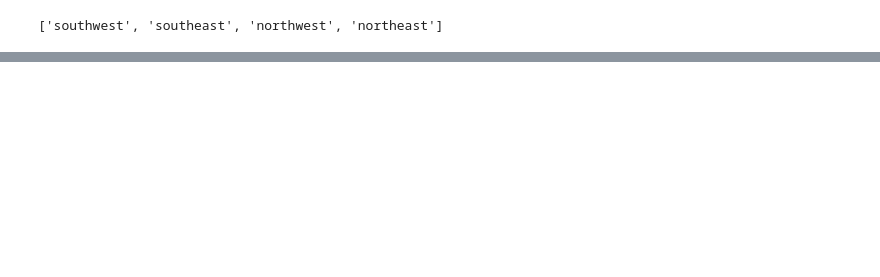
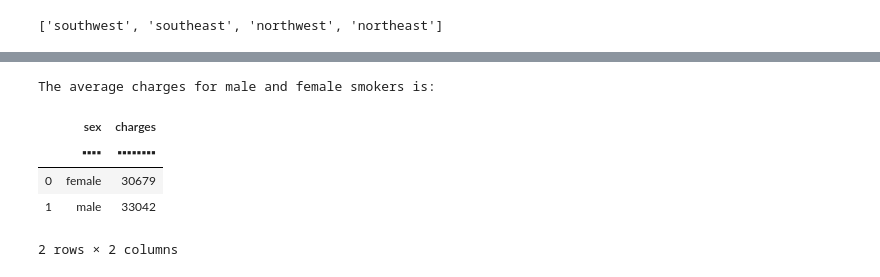
Before and after one commit to lethalbacon365/us-medical-insurance, a Jupyter notebook: us-medical-insurance-costs.ipynb, the cells around one changed output, grey strips where cells are left out. Cells and saved outputs as stored; diff of their text form; code cells hidden in the pictures; blank space fills up the shorter version.

```diff
--- a/us-medical-insurance-costs.ipynb
+++ b/us-medical-insurance-costs.ipynb
@@ -147,0 +235,19 @@ patient_info.average_charges()
+# %%
+# method for calculating average charge for smokers
+import functools
+import operator
+
+print('The average charges for male and female smokers is:')
+
+# filter datatable to smokers and calculate average charges
+patient_smoker = ['yes']
+filter2 = functools.reduce(operator.or_, (f.smoker == item for item in patient_smoker))
+smoke = df[filter2, :]
+smoke[:, dt.mean(f.charges), dt.by(f.sex)]
+# %% [output]
+The average charges for male and female smokers is:
+|  | sex | charges |
+|  | ▪▪▪▪ | ▪▪▪▪▪▪▪▪ |
+| 0 | female | 30679 |
+| 1 | male | 33042 |
+2 rows × 2 columns
```
Also changed, not shown: parts of 13 cells of this notebook.
